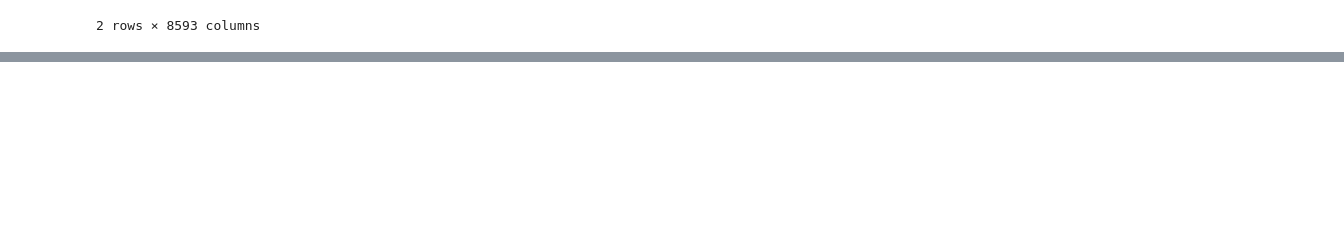
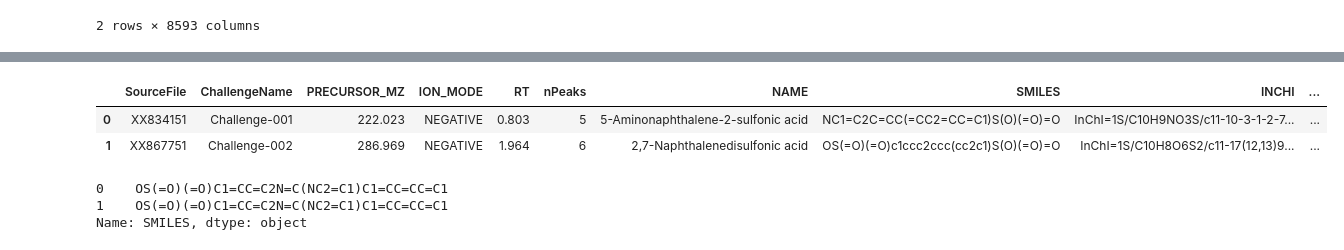
Before and after one commit to BAMeScience/fiora, a Jupyter notebook: lib_loader/casmi16_loader.ipynb, the cells around one changed output, grey strips where cells are left out. Drawn from its saved outputs; the diff is of its cells as text; code cells hidden in the pictures; blank space fills up the shorter version.

Commit message:
Small update to casmi loader

```diff
--- a/lib_loader/casmi16_loader.ipynb
+++ b/lib_loader/casmi16_loader.ipynb
@@ -523,0 +563,19 @@ CASMI TRAINING DATA
+# %%
+solution.head(2)
+# %% [output]
+|  | SourceFile | ChallengeName | PRECURSOR_MZ | ION_MODE | RT | nPeaks | NAME | SMILES | INCHI | ... |
+| 0 | XX834151 | Challenge-001 | 222.023 | NEGATIVE | 0.803 | 5 | 5-Aminonaphthalene-2-sulfonic acid | NC1=C2C=CC(=CC2=CC=C1)S(O)(=O)=O | InChI=1S/C10H9NO3S/c11-10-3-1-2-7... | ... |
+| 1 | XX867751 | Challenge-002 | 286.969 | NEGATIVE | 1.964 | 6 | 2,7-Naphthalenedisulfonic acid | OS(=O)(=O)c1ccc2ccc(cc2c1)S(O)(=O)=O | InChI=1S/C10H8O6S2/c11-17(12,13)9... | ... |
+# %%
+solution = pd.read_csv(os.path.join(library_directory, "..", "CASMI2016_Cat2and3_Training.csv"))
+# solution = solution[solution["ION_MODE"] == " POSITIVE"]
+# solution.reset_index(inplace=True, drop=True)
+#df = pd.concat([df, solution], axis=1)
+
+df = pd.merge(df, solution, left_on="ChallengeName", right_on="challengename")
+
+print(df["SMILES"].head(2))
+# %% [output]
+0    OS(=O)(=O)C1=CC=C2N=C(NC2=C1)C1=CC=CC=C1
+1    OS(=O)(=O)C1=CC=C2N=C(NC2=C1)C1=CC=CC=C1
+Name: SMILES, dtype: object
```
Also changed, not shown: parts of 8 cells of this notebook.
